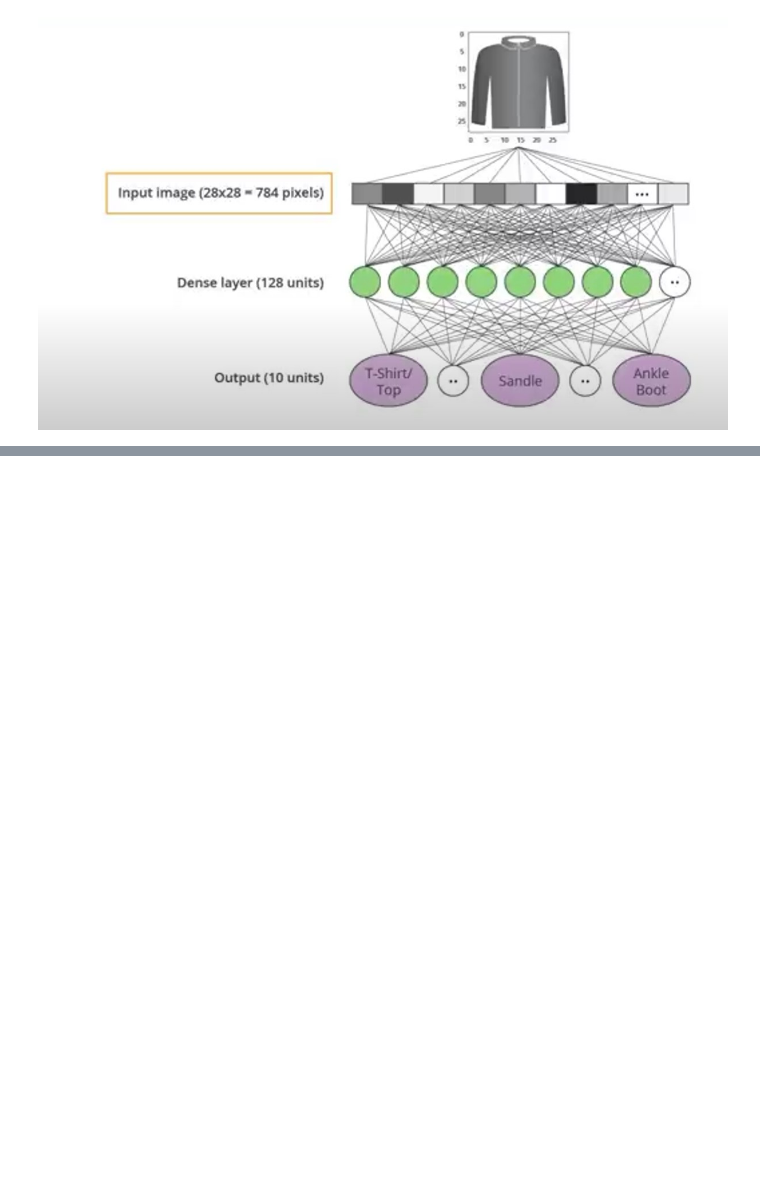
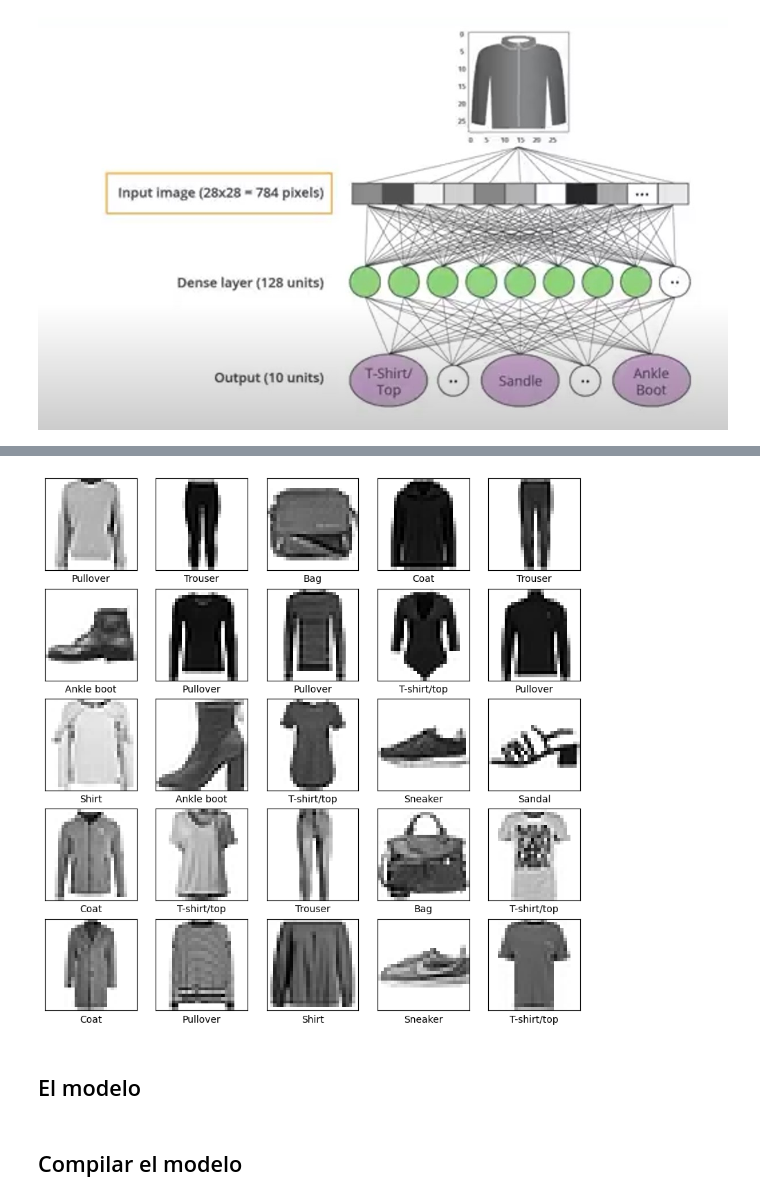
Before and after one commit to Chefi/python-ml-course, a Jupyter notebook: TensorFlowDesdeElPrincipio.ipynb, the cells around one changed output, grey strips where cells are left out. Cells and saved outputs as stored; diff of their text form; code cells hidden in the pictures; blank space fills up the shorter version.

```diff
--- a/TensorFlowDesdeElPrincipio.ipynb
+++ b/TensorFlowDesdeElPrincipio.ipynb
@@ -140,0 +241,15 @@ Image(filename='../python-ml-course/notebooks/resources/RedNeuronal3.jpg')
+# %%
+plt.figure(figsize=(10,10))
+for i, (image, label) in enumerate(train_dataset.take(25)):
+    image = image.numpy().reshape((28,28))
+    plt.subplot(5,5,i+1)
+    plt.xticks([])
+    plt.yticks([])
+    plt.grid(False)
+    plt.imshow(image, cmap=plt.cm.binary)
+    plt.xlabel(class_names[label])
+plt.show()
+# %% [output]
+[figure, added]
+# %% [markdown]
+## El modelo
@@ -140,0 +262,2 @@ Image(filename='../python-ml-course/notebooks/resources/RedNeuronal3.jpg')
+# %% [markdown]
+## Compilar el modelo
```
Also changed, not shown: parts of 45 cells of this notebook.
